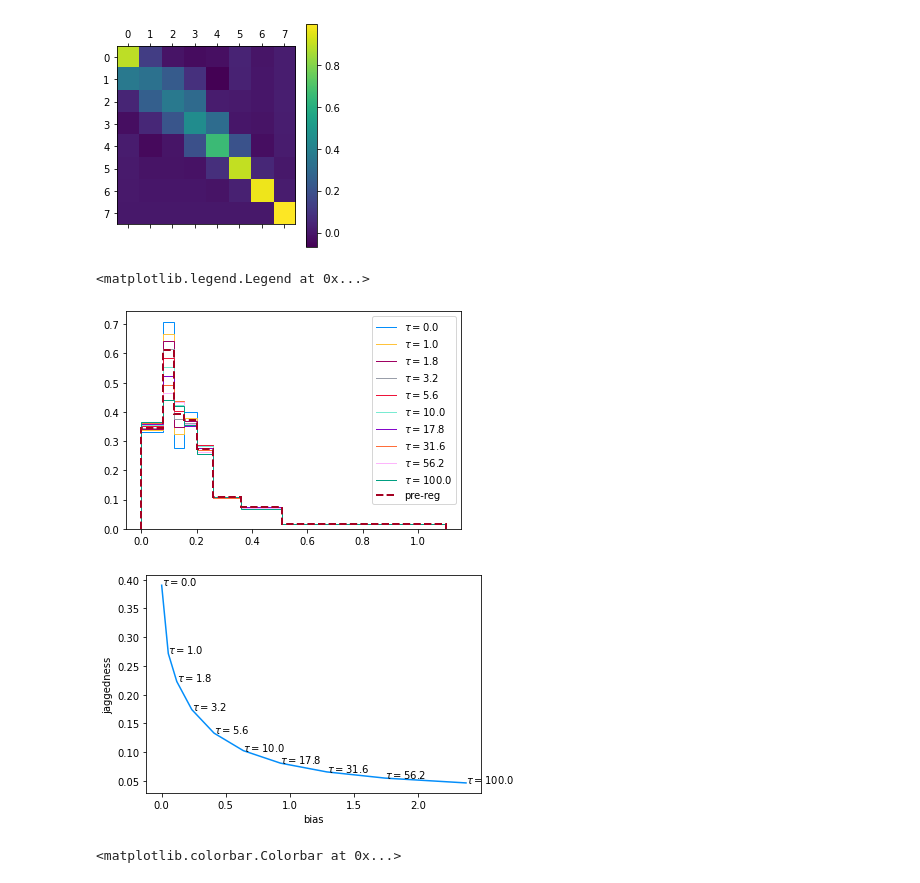
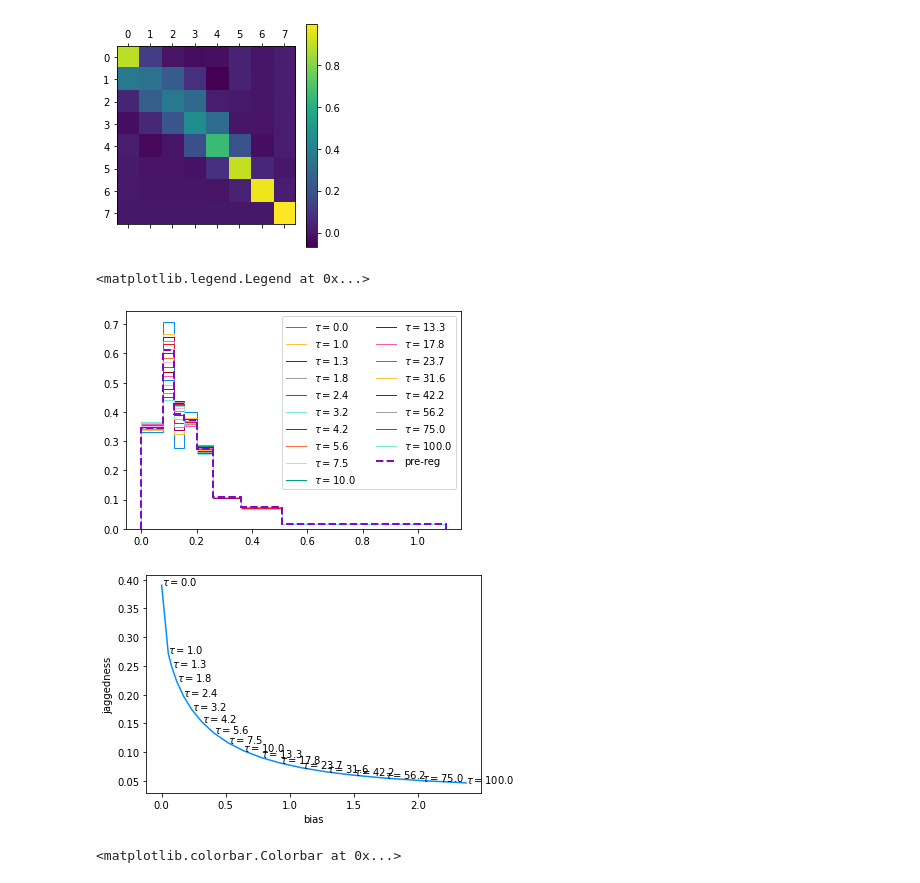
Before and after one commit to ast0815/regularisation, a Jupyter notebook: T2K.ipynb, the cells around one changed output. Drawn from its saved outputs; the diff is of its cells as text; code cells hidden in the pictures.

```diff
--- a/T2K.ipynb
+++ b/T2K.ipynb
@@ -68,9 +68,22 @@ plt.colorbar()
 #
 # \Delta \chi^2 = x^T C x
 #
-# C_1
 N = cov_unfolded.shape[0]
-C = np.diag([1] + [2] * (N - 2) + [1], k=0) + np.diag([-2] * (N - 1), k=1)
+
+# Penalise bin diffrences
+# chi = sum_i( (x_i - x_{i+1})^2 )
+C_1 = np.diag([1] + [2] * (N - 2) + [1], k=0) + np.diag([-2] * (N - 1), k=1)
+
+# Penalise bin difference differences
+# chi = sum_i( (x_i - 2*x_{i+1} + x_{1+2})^2 )
+C_2 = (
+    np.diag([1] + [5] + [6] * (N - 4) + [5] + [1], k=0)
+    + np.diag([-4] + [-8] * (N - 3) + [-4], k=1)
+    + np.diag([2] * (N - 2), k=2)
+)
+
+# Choose which to use
+C = C_1
 # Make symmetric
 C = (C + C.T) / 2
 # %%
@@ -85,18 +98,8 @@ plt.colorbar()
 # m' = A m
 # A = (cov^{-1} + C)^-1 cov^{-1}
 
-tau_list = [0.0] + list(np.logspace(0, 2, 9))
+tau_list = [0.0] + list(np.logspace(0, 2, 9 + 8))
 A_list = [
     np.linalg.inv(cov_unfolded_inv + tau * C) @ cov_unfolded_inv for tau in tau_list
 ]
 regularised_list = [A @ unfolded_h[0] for A in A_list]
-
-# Closest to published
-i_C = 0
-best = np.inf
-for i, x in enumerate(regularised_list):
-    d = np.linalg.norm(pre_regularised_h[0] - x)
-    print(i, d)
-    if d < best:
-        best = d
-        i_C = i
@@ -120,11 +112,11 @@ plt.colorbar()
 # %%
 for x, tau in zip(regularised_list, tau_list):
     plt.stairs(x, bins, label=fr"$\tau = {tau:3.1f}$")
 plt.stairs(*pre_regularised_h, label="pre-reg", linewidth=2, linestyle="dashed")
-plt.legend()
+plt.legend(ncol=2)
 # %% [output]
 <matplotlib.legend.Legend at 0x...>
-[figure, old version]
+[figure, new version]
 # %%
 # Metrics
 jaggedness = [x.T @ C @ x for x in regularised_list]
@@ -139,7 +131,7 @@ plt.ylabel("jaggedness")
 for x, y, tau in zip(bias, jaggedness, tau_list):
     plt.annotate(fr"$\tau = {tau:.1f}$", (x, y))
 # %% [output]
-[figure, old version]
+[figure, new version]
 # %%
 # Alt metrics
 # Determinant of covariance/correlation matrix as measure of overall correlation?
```
Also changed, not shown: parts of 8 cells of this notebook, 1 other file.
